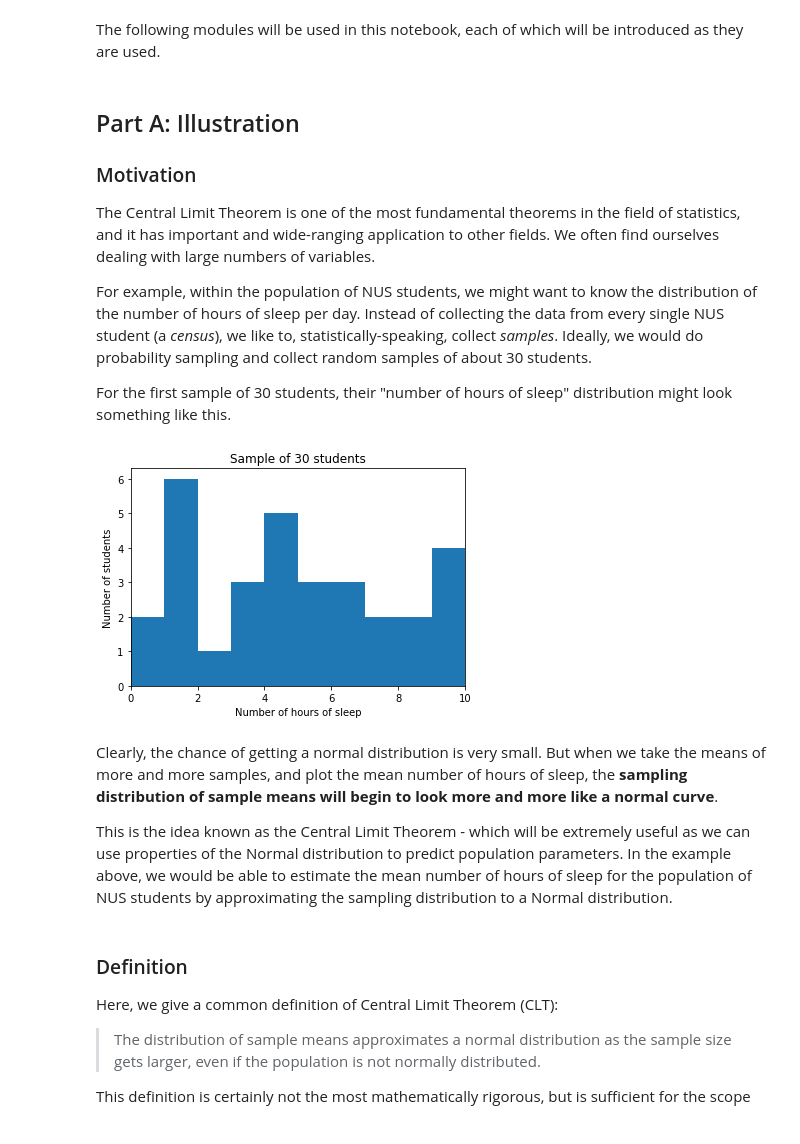
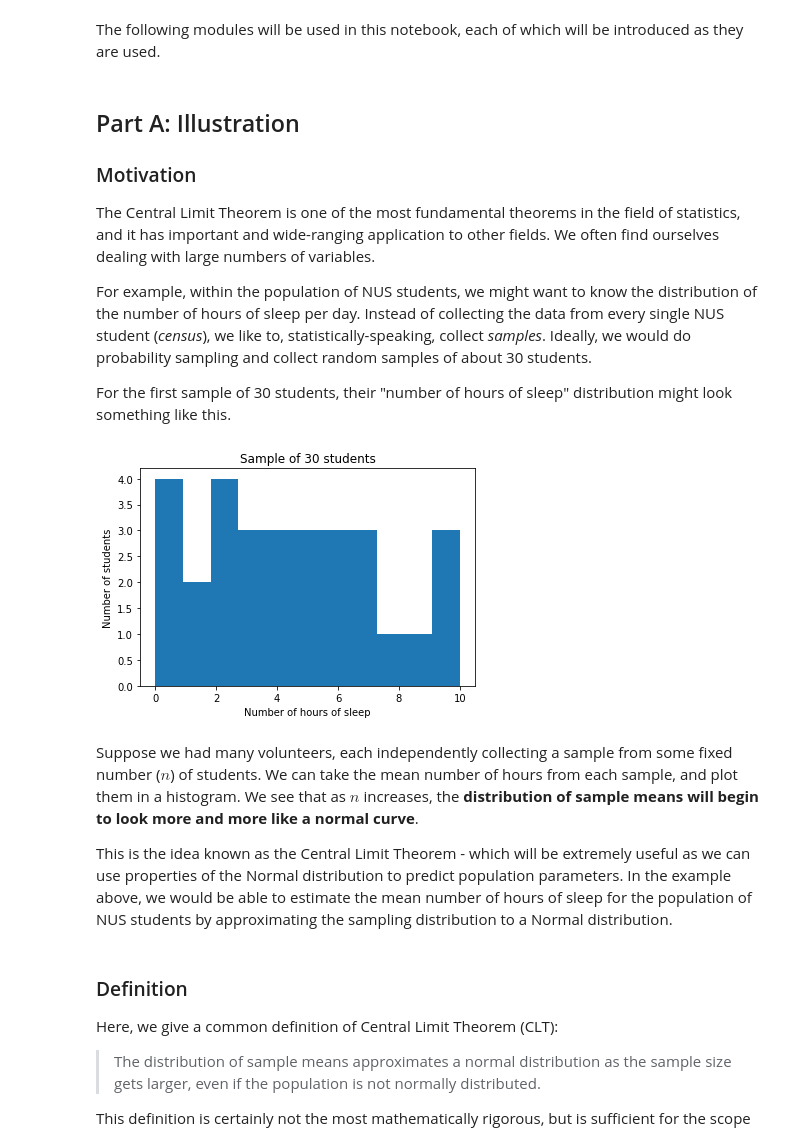
Before and after one commit to kubrian/central-weiner-theorem, a Jupyter notebook: Central Weiner Theorem.ipynb, the cells around one changed output. Cells and saved outputs as stored; diff of their text form; code cells hidden in the pictures.

```diff
--- a/Central Weiner Theorem.ipynb
+++ b/Central Weiner Theorem.ipynb
@@ -24,26 +24,22 @@ from IPython.display import Image
 
 The Central Limit Theorem is one of the most fundamental theorems in the field of statistics, and it has important and wide-ranging application to other fields. We often find ourselves dealing with large numbers of variables.
 
-For example, within the population of NUS students, we might want to know the distribution of the number of hours of sleep per day. Instead of collecting the data from every single NUS student (a *census*), we like to, statistically-speaking, collect *samples*. Ideally, we would do probability sampling and collect random samples of about 30 students.
+For example, within the population of NUS students, we might want to know the distribution of the number of hours of sleep per day. Instead of collecting the data from every single NUS student (*census*), we like to, statistically-speaking, collect *samples*. Ideally, we would do probability sampling and collect random samples of about 30 students.
 
 For the first sample of 30 students, their "number of hours of sleep" distribution might look something like this.
 # %%
-# A completely arbitrary sample
-y = []
-for _ in range(31):
-    n = np.random.randint(0,11)
-    y.append(n)
+# A sample of 30 students sleep time
+y = [np.random.randint(0,11) for _ in range(30)]
 
-plt.hist(y)
+plt.hist(y,bins=11)
 plt.xlabel('Number of hours of sleep')
 plt.ylabel('Number of students')
 plt.title('Sample of 30 students')
-plt.xlim([0,10])
 plt.show()
 # %% [output]
-[figure, old version]
+[figure, new version]
 # %% [markdown]
-Clearly, the chance of getting a normal distribution is very small. But when we take the means of more and more samples, and plot the mean number of hours of sleep, the **sampling distribution of sample means will begin to look more and more like a normal curve**.
+Suppose we had many volunteers, each independently collecting a sample from some fixed number ($n$) of students. We can take the mean number of hours from each sample, and plot them in a histogram. We see that as $n$ increases, the **distribution of sample means will begin to look more and more like a normal curve**.
 
 This is the idea known as the Central Limit Theorem - which will be extremely useful as we can use properties of the Normal distribution to predict population parameters. In the example above, we would be able to estimate the mean number of hours of sleep for the population of NUS students by approximating the sampling distribution to a Normal distribution.
 # %% [markdown]
```
Also changed, not shown: parts of 11 cells of this notebook.
